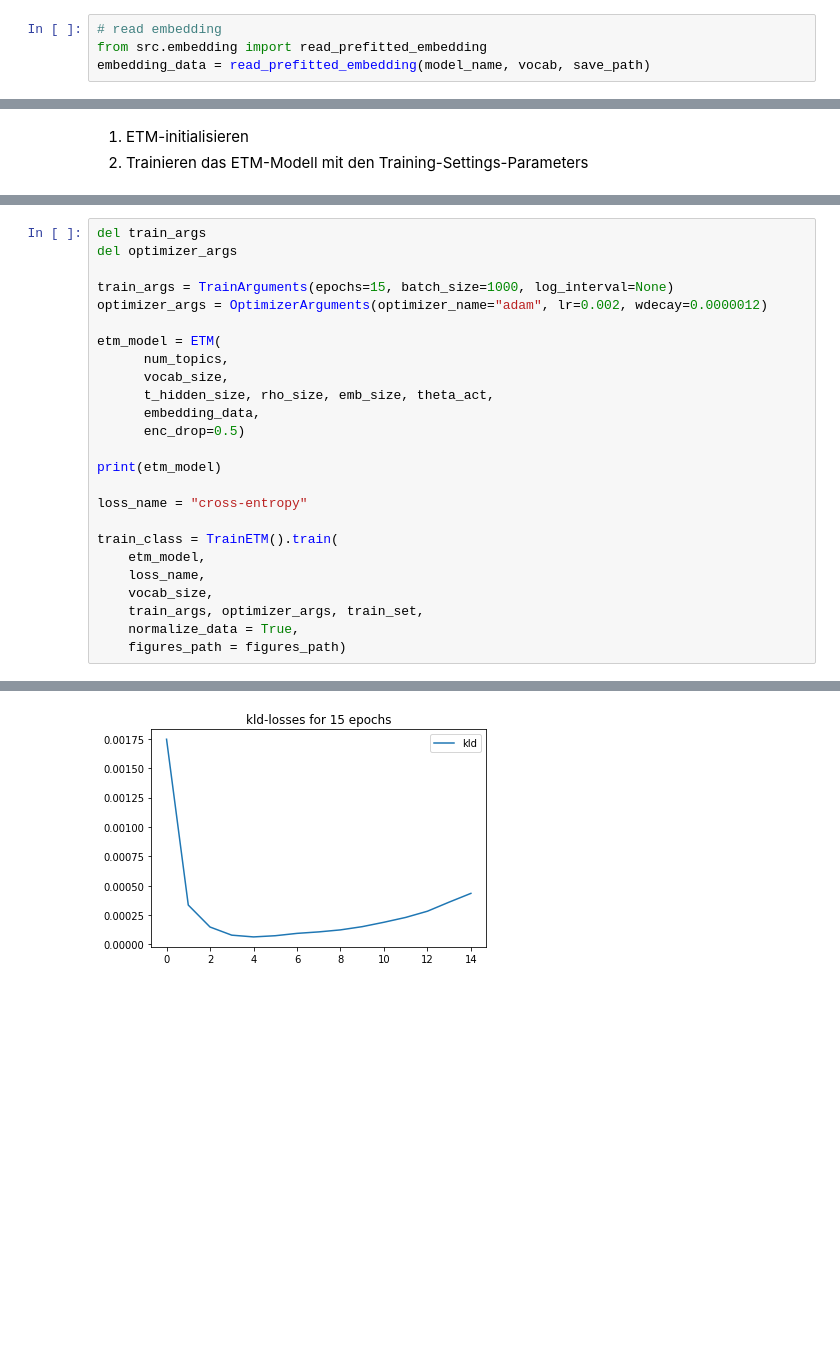
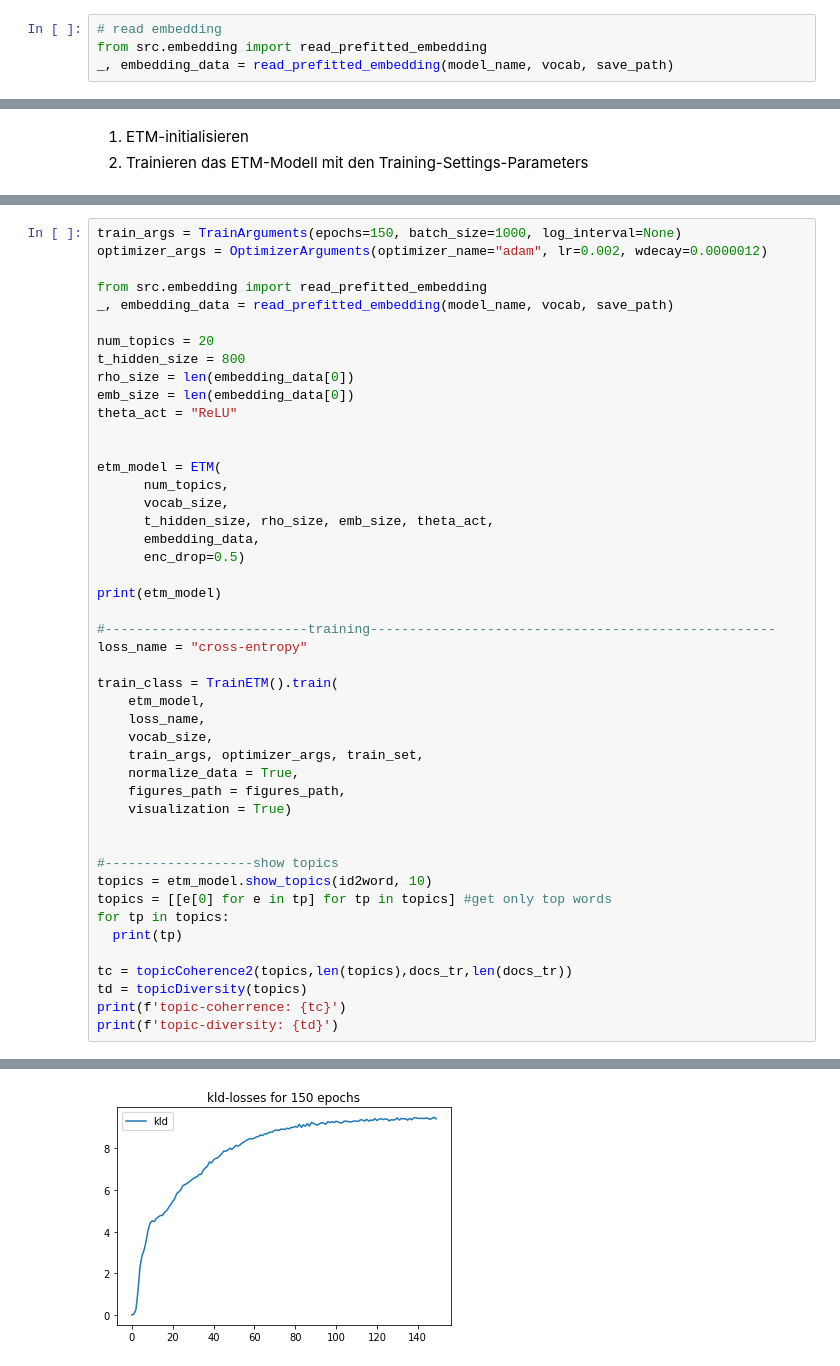
Before and after one commit to hanhluukim/replication-topic-modelling-in-embedding-space, a Jupyter notebook: notebook_replication.ipynb, the cells around one changed output, grey strips where cells are left out. Cells and saved outputs as stored; diff of their text form; blank space fills up the shorter version.

```diff
--- a/notebook_replication.ipynb
+++ b/notebook_replication.ipynb
@@ -454,4 +461,4 @@ length of sample vector: 0.13754890859127045
 # %%
 # read embedding
 from src.embedding import read_prefitted_embedding
-embedding_data = read_prefitted_embedding(model_name, vocab, save_path)
+_, embedding_data = read_prefitted_embedding(model_name, vocab, save_path)
@@ -577,9 +583,16 @@ Topic coherence is: 0.08501214567441881
 # %%
-del train_args
-del optimizer_args
+train_args = TrainArguments(epochs=150, batch_size=1000, log_interval=None)
+optimizer_args = OptimizerArguments(optimizer_name="adam", lr=0.002, wdecay=0.0000012)
 
-train_args = TrainArguments(epochs=15, batch_size=1000, log_interval=None)
-optimizer_args = OptimizerArguments(optimizer_name="adam", lr=0.002, wdecay=0.0000012)
+from src.embedding import read_prefitted_embedding
+_, embedding_data = read_prefitted_embedding(model_name, vocab, save_path)
+
+num_topics = 20
+t_hidden_size = 800
+rho_size = len(embedding_data[0])
+emb_size = len(embedding_data[0])
+theta_act = "ReLU"
+
 
 etm_model = ETM(
       num_topics,
@@ -590,6 +603,7 @@ etm_model = ETM(
 
 print(etm_model)
 
+#--------------------------training----------------------------------------------------
 loss_name = "cross-entropy"
 
 train_class = TrainETM().train(
@@ -598,6 +612,19 @@ train_class = TrainETM().train(
     vocab_size,
     train_args, optimizer_args, train_set,
     normalize_data = True,
-    figures_path = figures_path)
+    figures_path = figures_path,
+    visualization = True)
+
+
+#-------------------show topics
+topics = etm_model.show_topics(id2word, 10)
+topics = [[e[0] for e in tp] for tp in topics] #get only top words
+for tp in topics:
+  print(tp)
+
+tc = topicCoherence2(topics,len(topics),docs_tr,len(docs_tr))
+td = topicDiversity(topics)
+print(f'topic-coherrence: {tc}')
+print(f'topic-diversity: {td}')
 # %% [output]
 ETM(
@@ -621 +648 @@ Checkpoint saved at checkpoints/etm_epoch_15.pth.tar
-[figure, old version]
+[figure, new version]
```
Also changed, not shown: parts of 32 cells of this notebook.
